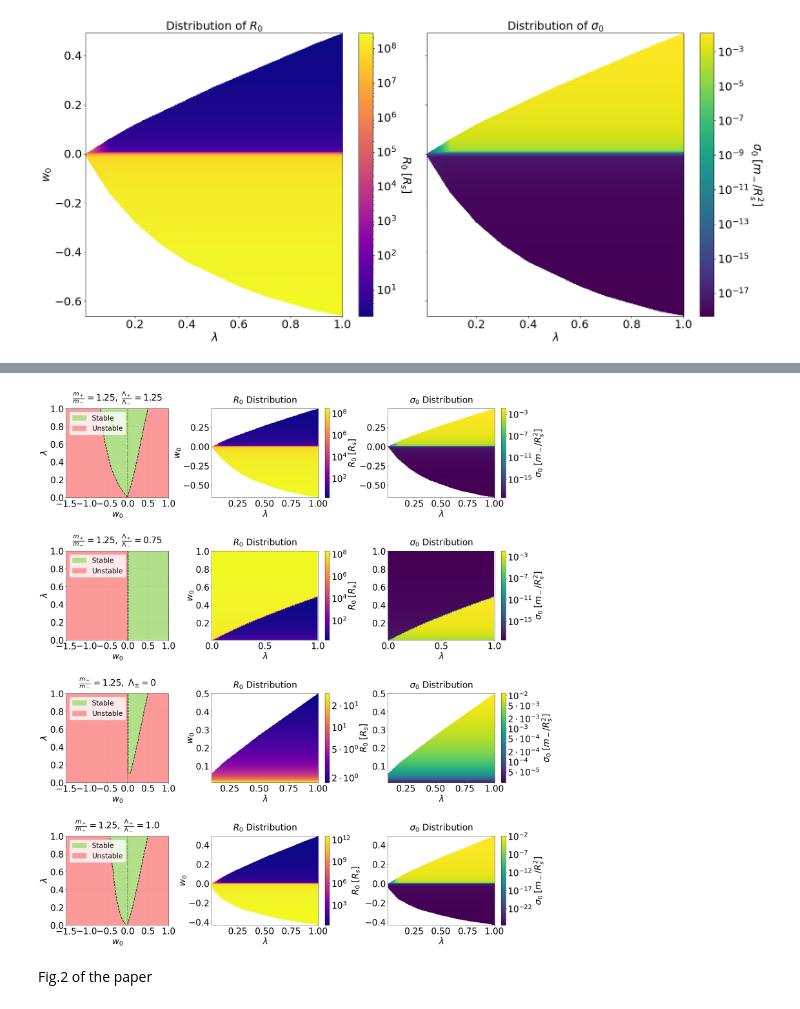
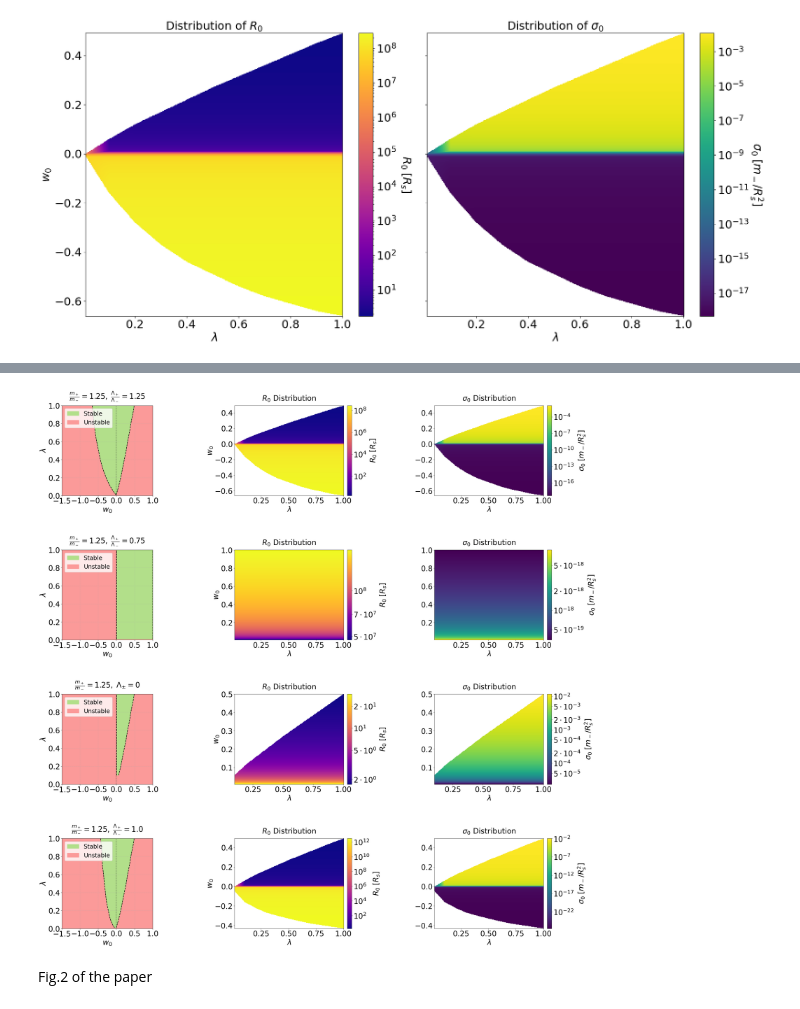
Before and after one commit to Dimitrios1993/Static-Thin-Shells-in-SdS-Spacetimes, a Jupyter notebook: thin_shells_stability.ipynb, the cells around one changed output, grey strips where cells are left out. Drawn from its saved outputs; the diff is of its cells as text; code cells hidden in the pictures.

```diff
--- a/thin_shells_stability.ipynb
+++ b/thin_shells_stability.ipynb
@@ -264,48 +264,75 @@ def fmt_math(x, pos):
     if x == 0: return "$0$"
     exponent = int(np.floor(np.log10(x)))
     mantissa = x / 10**exponent
-    if np.isclose(mantissa, 1.0):
+    if np.isclose(mantissa, 1.0, rtol=1e-3):
         return rf'$10^{{{exponent}}}$'
     else:
-        return rf'${mantissa:.0f} \cdot 10^{{{exponent}}}$'
+        return rf'${mantissa:.3g} \cdot 10^{{{exponent}}}$'
 
 def get_custom_ticks(data_min, data_max):
     if data_min <= 0: data_min = 1e-50
+    span = np.log10(data_max / data_min)
+    if span > 3.0:
+        steps = [1]                      # decades only
+    elif span > 1.2:
+        steps = [1, 2, 5]                # original behaviour
+    else:
+        steps = [1, 2, 5]                # narrow range: keep labels short
     ticks = []
     min_pow = int(np.floor(np.log10(data_min)))
     max_pow = int(np.ceil(np.log10(data_max)))
     for p in range(min_pow, max_pow + 1):
-        for s in [1, 2, 5]:
+        for s in steps:
             val = s * 10**p
             if data_min <= val <= data_max:
                 ticks.append(val)
+    if len(ticks) < 3:                   # too few: add the 3 and 7 subdivisions
+        for p in range(min_pow, max_pow + 1):
+            for s in [3, 7]:
+                val = s * 10**p
+                if data_min <= val <= data_max:
+                    ticks.append(val)
     if not ticks:
         ticks = [data_min, data_max]
-    return ticks
+    return sorted(ticks)
+
+def load_case(filename):
+    """Reads 5-column (old) or 6-column (all-branches) scan files."""
+    df = pd.read_csv(filename, sep=r'\s+', header=None, engine='python')
+    if df.shape[1] >= 6:
+        df = df.iloc[:, :6]
+        df.columns = ['Lambda', 'w', 'Stability', 'R0', 'Sigma0', 'branch']
+    else:
+        df = df.iloc[:, :5]
+        df.columns = ['Lambda', 'w', 'Stability', 'R0', 'Sigma0']
+        df['branch'] = 0
+    return df.apply(pd.to_numeric, errors='coerce').dropna()
 
 # ==========================================
 # 4. CASE SETUP
 # ==========================================
+# 'branch': None = use every root in the file
+#           2    = keep only the static-radius branch (row b)
 cases = [
     {
         'file': 'mrat1.25Lrat1.25.txt',
         'title': r"$\frac{m_+}{m_-}=1.25,\;\frac{\Lambda_+}{\Lambda_-}=1.25$",
-        'special_ticks': False, 'extrapolate': False
+        'special_ticks': False, 'extrapolate': False, 'branch': None
     },
     {
-        'file': 'mrat1.25Lrat0.75step0.0001.txt',
+        'file': 'mrat1.25Lrat0.75_allbranches.txt',
         'title': r"$\frac{m_+}{m_-}=1.25,\;\frac{\Lambda_+}{\Lambda_-}=0.75$",
-        'special_ticks': False, 'extrapolate': False
+        'special_ticks': True, 'extrapolate': False, 'branch': 2
     },
     {
         'file': 'mrat1.25L0.txt',
         'title': r"$\frac{m_+}{m_-}=1.25,\;\Lambda_{\pm}=0$",
-        'special_ticks': True, 'extrapolate': True
+        'special_ticks': True, 'extrapolate': True, 'branch': None
     },
     {
         'file': 'mrat1.25Lrat1.txt',
         'title': r"$\frac{m_+}{m_-}=1.25,\;\frac{\Lambda_+}{\Lambda_-}=1.0$",
-        'special_ticks': False, 'extrapolate': False
+        'special_ticks': False, 'extrapolate': False, 'branch': None
     }
 ]
 
@@ -315,29 +342,24 @@ COLOR_UNSTABLE = '#fb9a99'
 # ==========================================
 # 5. MAIN PLOTTING LOOP
 # ==========================================
-fig = plt.figure(figsize=(28, 32))
+fig = plt.figure(figsize=(30, 32))
 
 
 gs = gridspec.GridSpec(4, 3, width_ratios=[1, 1.3, 1.3],
-                       wspace=0.35, hspace=0.6)
+                       wspace=0.75, hspace=0.6)
 
 for i, case in enumerate(cases):
     filename = case['file']
     case_title = case['title']
 
-    try:
-        df = pd.read_csv(filename, sep='\t', header=None,
-                         names=['Lambda', 'w', 'Stability', 'R0', 'Sigma0'])
-    except:
-        df = pd.read_csv(filename, delim_whitespace=True, header=None,
-                         names=['Lambda', 'w', 'Stability', 'R0', 'Sigma0'])
-    df = df.apply(pd.to_numeric, errors='coerce').dropna()
+    df = load_case(filename)
 
     ax_stab = fig.add_subplot(gs[i, 0])
     ax_r0   = fig.add_subplot(gs[i, 1])
     ax_sig  = fig.add_subplot(gs[i, 2])
 
     # ---- 1. STABILITY MAP ----
+    # uses EVERY branch: a point is stable if any root there is stable
     stable_df = df[df['Stability'] == 1]
     ax_stab.set_facecolor(COLOR_UNSTABLE)
 
@@ -379,15 +401,23 @@ for i, case in enumerate(cases):
     ], fontsize=FONT_LEGEND, loc='upper left')
 
     # ---- 2. HEATMAPS ----
-    mask = (df['Stability'] == 1) & (df['R0'] > 0) & (df['Sigma0'] > 0)
-    lam_raw, w_raw = df.loc[mask, ['Lambda', 'w']].values.T
-    r0_raw, sig_raw = df.loc[mask, ['R0', 'Sigma0']].values.T
+    # restrict to one branch so the panel shows a single solution family
+    df_h = df if case['branch'] is None else df[df['branch'] == case['branch']]
+
+    mask = (df_h['Stability'] == 1) & (df_h['R0'] > 0) & (df_h['Sigma0'] > 0)
+    lam_raw, w_raw = df_h.loc[mask, ['Lambda', 'w']].values.T
+    r0_raw, sig_raw = df_h.loc[mask, ['R0', 'Sigma0']].values.T
 
     # --- APPLY NORMALIZATION ---
     r0_norm = r0_raw / R_s
     sig_norm = sig_raw / Sigma_scale
 
     if len(lam_raw) == 0: continue
+
+    # sanity: R0 must not depend on lambda at fixed w
+    spread = (pd.DataFrame({'w': w_raw, 'R0': r0_norm})
+                .groupby('w')['R0'].agg(lambda s: s.max()/s.min() - 1).max())
+    print(f"{filename}: max R0 spread across lambda = {spread:.2e}")
 
     # Extrapolation
     if case['extrapolate'] and w_raw.max() < 0.5:
@@ -418,11 +448,11 @@ for i, case in enumerate(cases):
 
     ax_r0.set_ylabel(r'$w_0$', fontsize=FONT_AXIS_LBL)
 
-    c1 = fig.colorbar(pcm1, ax=ax_r0)
-    c2 = fig.colorbar(pcm2, ax=ax_sig)
+    c1 = fig.colorbar(pcm1, ax=ax_r0, pad=0.03, fraction=0.046)
+    c2 = fig.colorbar(pcm2, ax=ax_sig, pad=0.03, fraction=0.046)
 
-    c1.set_label(r'$R_0 \; [R_s]$', fontsize=FONT_AXIS_LBL)
-    c2.set_label(r'$\sigma_0 \; [m_- / R_s^2]$', fontsize=FONT_AXIS_LBL)
+    c1.set_label(r'$R_0 \; [R_s]$', fontsize=FONT_AXIS_LBL, labelpad=12)
+    c2.set_label(r'$\sigma_0 \; [m_- / R_s^2]$', fontsize=FONT_AXIS_LBL, labelpad=12)
 
     c1.ax.tick_params(labelsize=FONT_TICK_LBL)
     c2.ax.tick_params(labelsize=FONT_TICK_LBL)
@@ -434,8 +464,13 @@ for i, case in enumerate(cases):
     c1.ax.yaxis.set_major_formatter(ticker.FuncFormatter(fmt_math))
     c2.ax.yaxis.set_major_formatter(ticker.FuncFormatter(fmt_math))
 
-plt.tight_layout()
-plt.savefig('combined_analysis_final_padded.png', dpi=300)
+    # suppress matplotlib's automatic minor tick labels on the colorbars
+    for cb in (c1, c2):
+        cb.ax.yaxis.set_minor_locator(ticker.NullLocator())
+        cb.ax.yaxis.set_minor_formatter(ticker.NullFormatter())
+
+plt.subplots_adjust(left=0.05, right=0.97, top=0.96, bottom=0.04)
+plt.savefig('combined_analysis_final_padded.png', dpi=300, bbox_inches='tight')
 plt.show()
 # %% [output]
 --- Calculated SI Values ---
@@ -445,4 +484,4 @@ Sigma Unit      = 2.279839e+13 kg/m^2
-[figure, old version]
+[figure, new version]
 # %% [markdown]
 Fig.2 of the paper
 # %%
```
Also changed, not shown: parts of 8 cells of this notebook.
